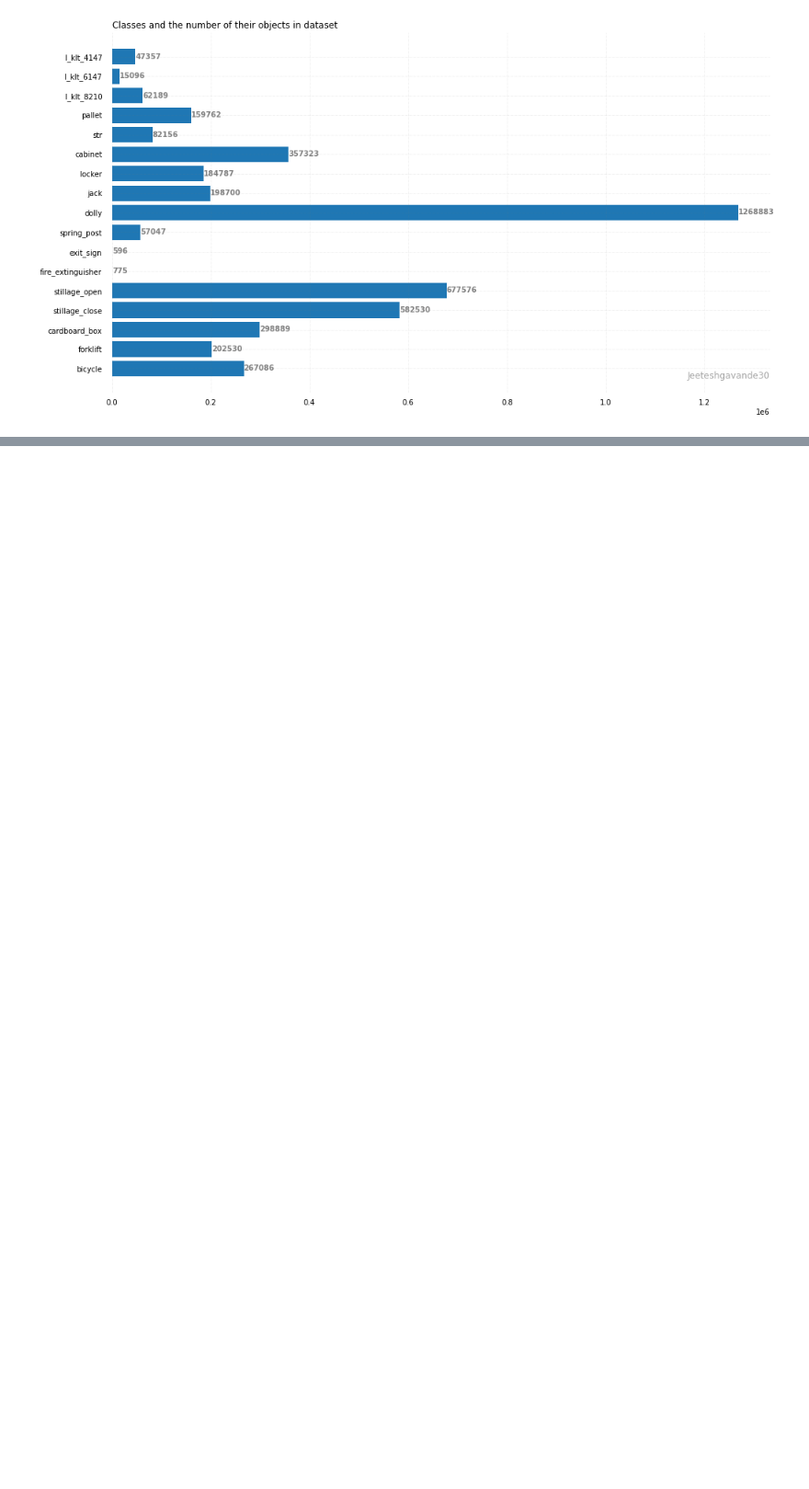
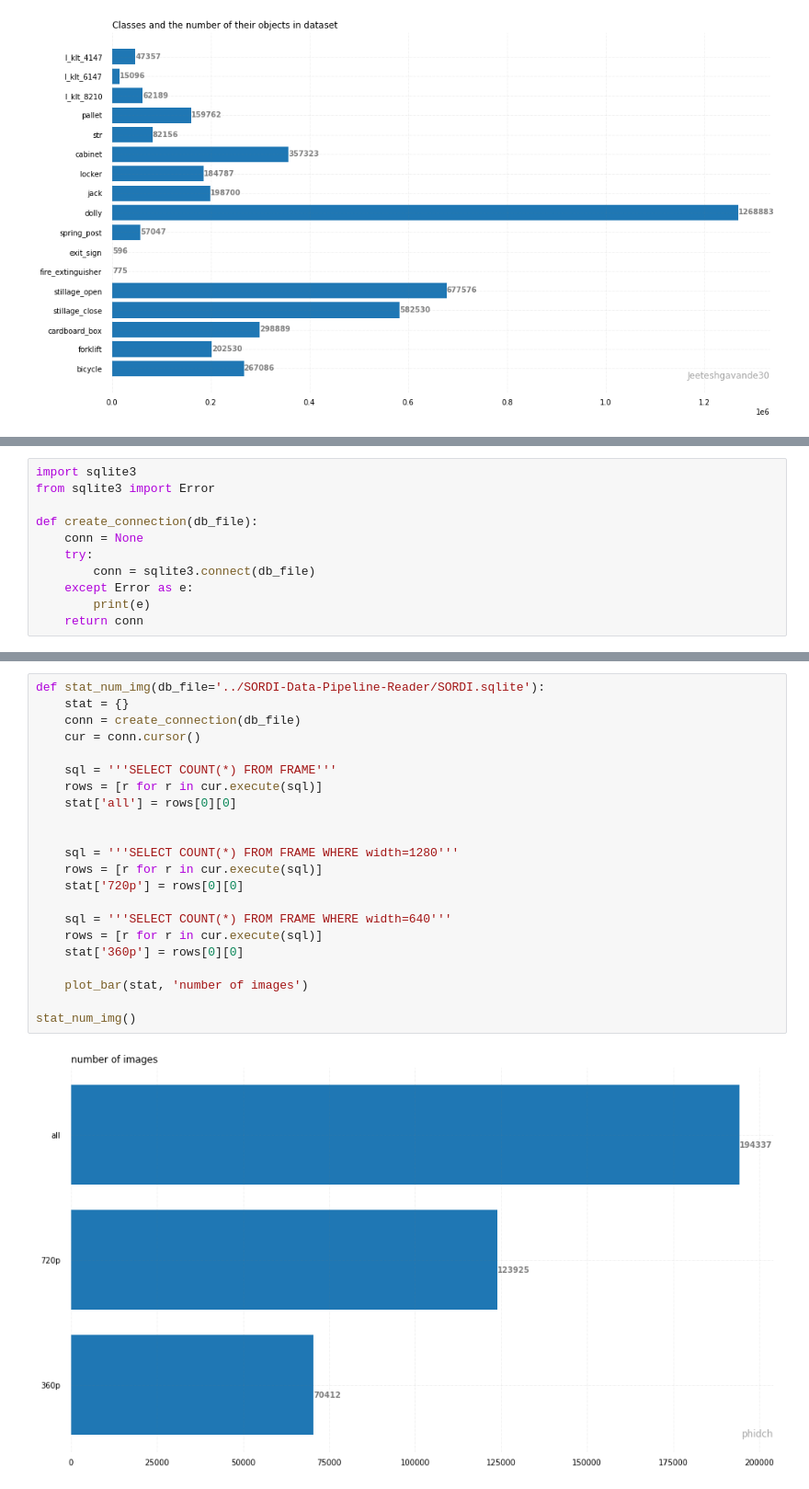
Before and after one commit to PhiDCH/sordi-2022, a Jupyter notebook: test.ipynb, the cells around one changed output, grey strips where cells are left out. Shown at 92% size. Drawn from its saved outputs; the diff is of its cells as text; blank space fills up the shorter version.

Commit message:
take more data explore

```diff
--- a/test.ipynb
+++ b/test.ipynb
@@ -169,0 +169,11 @@ plot_bar(stat_with_check)
+# %%
+import sqlite3
+from sqlite3 import Error
+
+def create_connection(db_file):
+    conn = None
+    try:
+        conn = sqlite3.connect(db_file)
+    except Error as e:
+        print(e)
+    return conn
@@ -169,0 +200,24 @@ plot_bar(stat_with_check)
+# %%
+def stat_num_img(db_file='../SORDI-Data-Pipeline-Reader/SORDI.sqlite'):
+    stat = {}
+    conn = create_connection(db_file)
+    cur = conn.cursor()
+
+    sql = '''SELECT COUNT(*) FROM FRAME'''
+    rows = [r for r in cur.execute(sql)]
+    stat['all'] = rows[0][0]
+
+
+    sql = '''SELECT COUNT(*) FROM FRAME WHERE width=1280'''
+    rows = [r for r in cur.execute(sql)]
+    stat['720p'] = rows[0][0]
+
+    sql = '''SELECT COUNT(*) FROM FRAME WHERE width=640'''
+    rows = [r for r in cur.execute(sql)]
+    stat['360p'] = rows[0][0]
+
+    plot_bar(stat, 'number of images')
+
+stat_num_img()
+# %% [output]
+[figure, added]
```
Also changed, not shown: parts of 7 cells of this notebook, 1 other file.
